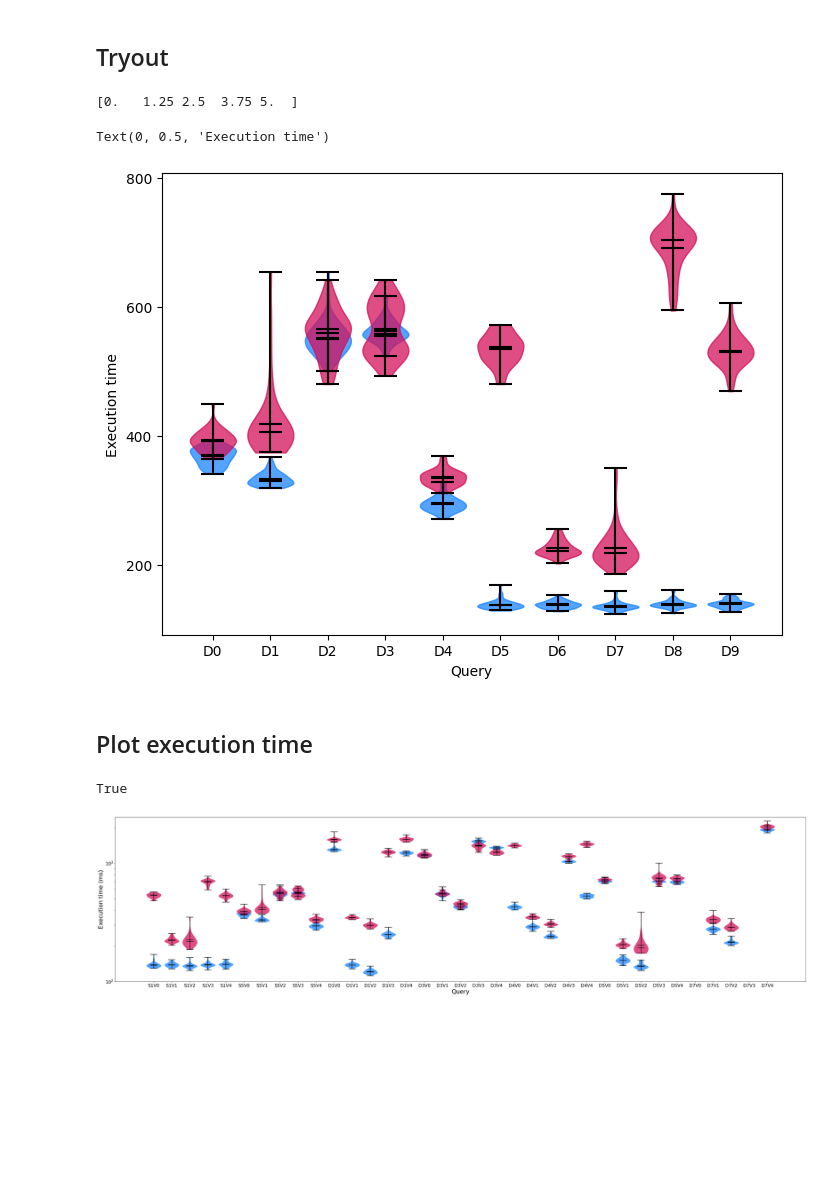
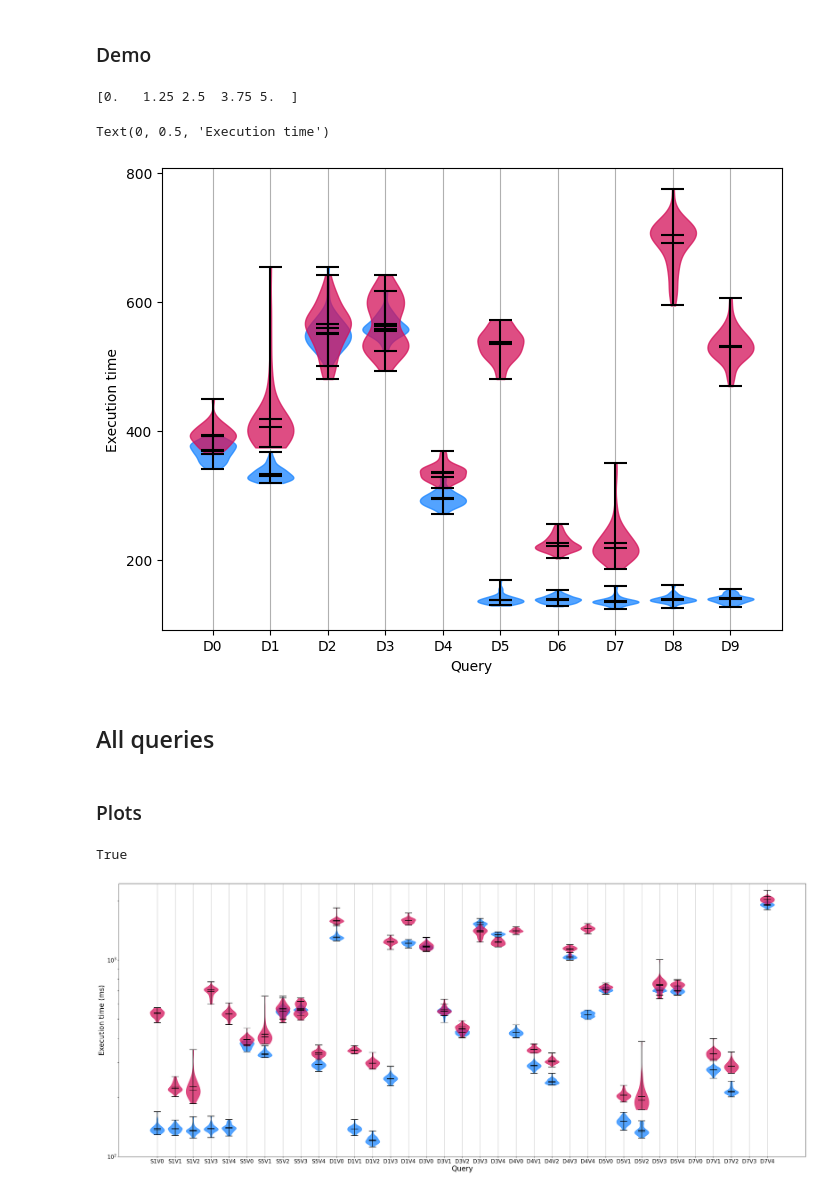
Before and after one commit to constraintAutomaton/amw_shape_index_results, a Jupyter notebook: result/analysis.ipynb, the cells around one changed output. Cells and saved outputs as stored; diff of their text form; code cells hidden in the pictures; blank space fills up the shorter version.

```diff
--- a/result/analysis.ipynb
+++ b/result/analysis.ipynb
@@ -19,7 +34,14 @@ with open(shapeIndexResultFile, 'rb') as rf:
 # %%
 executionTimeTypeIndex = {}
 executionTimeShapeIndex = {}
+
 elementWithNotIdenticalResult = []
+
+meanExecutionTimeTypeIndex = {}
+meanExecutionTimeShapeIndex = {}
+
+numberHttpRequestTypeIndex = {}
+numberHttpRequestShapeIndex = {}
 # %%
 for queryName, versionData in typeIndexResult["data"].items():
     executionTimeTypeIndex[queryName] = {}
@@ -39,7 +61,7 @@ for queryName, versionData in typeIndexResult["data"].items():
                 if setResultTypeIndex!= setResultShapeIndex :
                     elementWithNotIdenticalResult.append([queryName, version, i])
             else:
-                executionTimeTypeIndex[queryName][version].append(0)
+                executionTimeTypeIndex[queryName][version].append(-1)
 
 for queryName, versionData in shapeIndexResult["data"].items():
     executionTimeShapeIndex[queryName] = {}
@@ -49,4 +71,4 @@ for queryName, versionData in shapeIndexResult["data"].items():
             if(type(repetition)!=str):
                 executionTimeShapeIndex[queryName][version].append(shapeIndexResult["data"][queryName][version][i]['execution_time'])
             else:
-                executionTimeShapeIndex[queryName][version].append(0)
+                executionTimeShapeIndex[queryName][version].append(-1)
@@ -241,15 +191,4 @@ ax.violinplot(allDataTypeIndex, indexes, widths=width, showmeans=True, showmedia
 # %%
 queryName ="queries/parsed/interactive-short-1.sparql.json"
-
-allDataShapeIndex = [data for label,data in executionTimeShapeIndex[queryName].items()]
-allDataTypeIndex = [data for label,data in executionTimeTypeIndex[queryName].items()]
-
-width = 0.05
-
-fig, ax = plt.subplots(figsize=(8, 6))
-ax.set_yticks(yaxisIndexes)
-ax.set_xticks(indexes)
-ax.set_xticklabels(["D1_{}".format(i) for i,v in enumerate(indexes)])
-ax.violinplot(allDataShapeIndex, indexes, widths=width, showmeans=True, showmedians=True)
-ax.violinplot(allDataTypeIndex, indexes, widths=width, showmeans=True, showmedians=True)
+plotOneQueryExecutionTime(queryName, "S1")
 # %% [output]
@@ -267,15 +196,4 @@ ax.violinplot(allDataTypeIndex, indexes, widths=width, showmeans=True, showmedia
 # %%
 queryName ="queries/parsed/interactive-short-5.sparql.json"
-
-allDataShapeIndex = [data for label,data in executionTimeShapeIndex[queryName].items()]
-allDataTypeIndex = [data for label,data in executionTimeTypeIndex[queryName].items()]
-
-width = 0.05
-
-fig, ax = plt.subplots(figsize=(8, 6))
-ax.set_yticks(yaxisIndexes)
-ax.set_xticks(indexes)
-ax.set_xticklabels(["D1_{}".format(i) for i,v in enumerate(indexes)])
-ax.violinplot(allDataShapeIndex, indexes, widths=width, showmeans=True, showmedians=True)
-ax.violinplot(allDataTypeIndex, indexes, widths=width, showmeans=True, showmedians=True)
+plotOneQueryExecutionTime(queryName, "S5")
 # %% [output]
@@ -293,2 +200,0 @@ ax.violinplot(allDataTypeIndex, indexes, widths=width, showmeans=True, showmedia
-# %% [markdown]
-## Tryout
@@ -307,3 +212,5 @@ def colorViolon(part, color):
+# %% [markdown]
+### Demo
 # %%
 queryNameShort5 ="queries/parsed/interactive-short-5.sparql.json"
 
@@ -327,6 +234,7 @@ ax.set_yticks(yaxisIndexes)
 xticks = [1.25*i for i in range(0,10)]
 ax.set_xticks(xticks)
 ax.set_xticklabels(["D{}".format(i,i) for i,v in enumerate(xticks)])
+ax.grid(axis="x")
 
 
 
@@ -345,6 +253,6 @@ ax.set_ylabel("Execution time")
 # %% [output]
 [0.   1.25 2.5  3.75 5.  ]
 Text(0, 0.5, 'Execution time')
-[figure, old version]
+[figure, new version]
 # %% [markdown]
-## Plot execution time
+## All queries
@@ -362,3 +259,5 @@ def appendPlot(ax, query, indexes):
+# %% [markdown]
+### Plots
 # %%
 queries = [
     ["queries/parsed/interactive-short-1.sparql.json", "S1V"],
@@ -388,35 +300,37 @@ queriesBetterPerformance = [
 # %%
 yaxisIndexes = np.arange(50, 2500, 200)
 fig, ax = plt.subplots()
-ratio = 6/25
-fig.set_size_inches(42, 42*ratio)
+ratio = 6/15
+number = 35
+fig.set_size_inches(number, number*ratio)
 ax.set_yticks(yaxisIndexes)
 ax.set_ylim(bottom=100)
 ax.set_yscale('log', base=10)
 
-xticks = [1.25*i for i in range(0,5*7)]
+xticks = [1.25*i for i in range(0,5*len(queries))]
 ax.set_xticks(xticks)
 xtickLabel = []
 for _,label in queries:
     xtickLabel+= ["{}{}".format(label, i) for i in range(0,5)]
 ax.set_xticklabels(xtickLabel, fontsize=15)
 ax.tick_params(axis='y', labelsize=15)
 
 ax.yaxis.set_major_locator(LogLocator(base=10.0,subs=[1, 2, 3, 4, 5, 6, 7, 8, 9], numticks=10))
 ax.yaxis.set_minor_formatter(LogFormatter(base=10, labelOnlyBase=False))
 
 ax.set_xlabel("Query", fontsize=20)
 ax.set_ylabel("Execution time (ms)", fontsize=20)
+ax.grid(axis="x")
 
 indexes =  np.linspace(0, 5, 5)
 initialIndex = np.linspace(0, 5, 5)
 for query,_ in queries:
     appendPlot(ax, query, indexes)
     indexes = np.arange(indexes[-1]+1.25, indexes[-1]+6.25+0.1, 1.25)
 True
 # %% [output]
 True
-[figure, old version]
+[figure, new version]
 # %%
 yaxisIndexes = np.arange(50, 2500, 200)
 fig, ax = plt.subplots()
```
Also changed, not shown: parts of 41 cells of this notebook.
